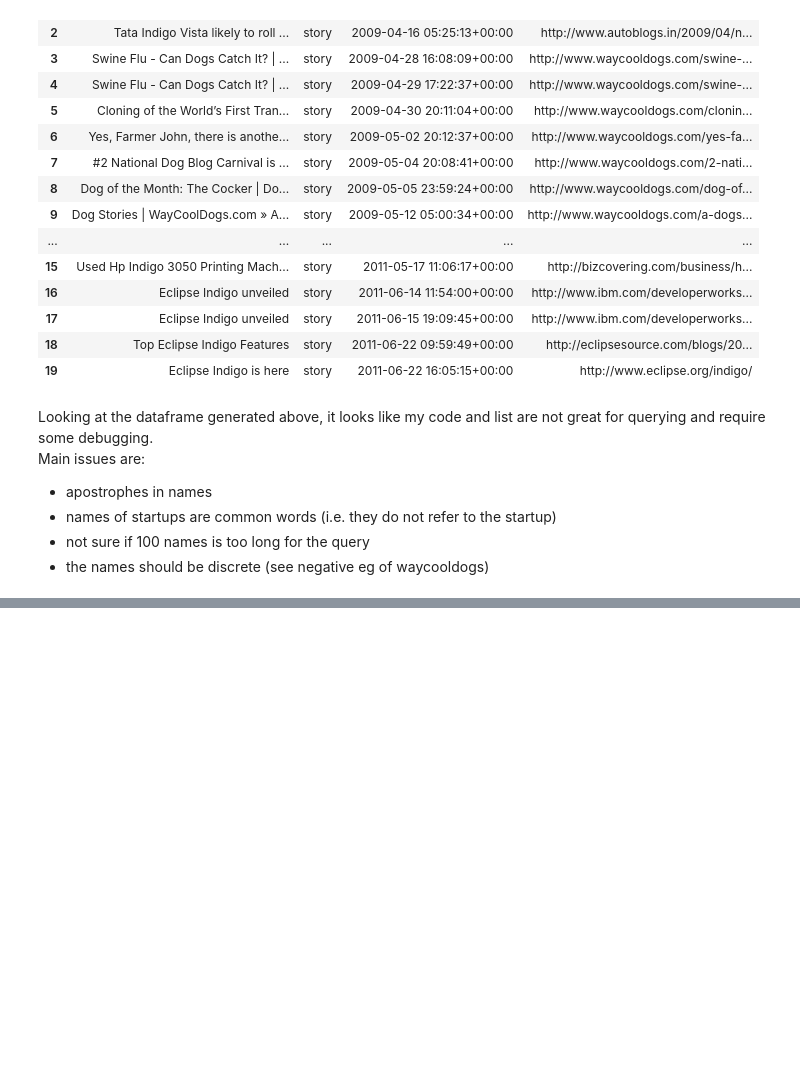
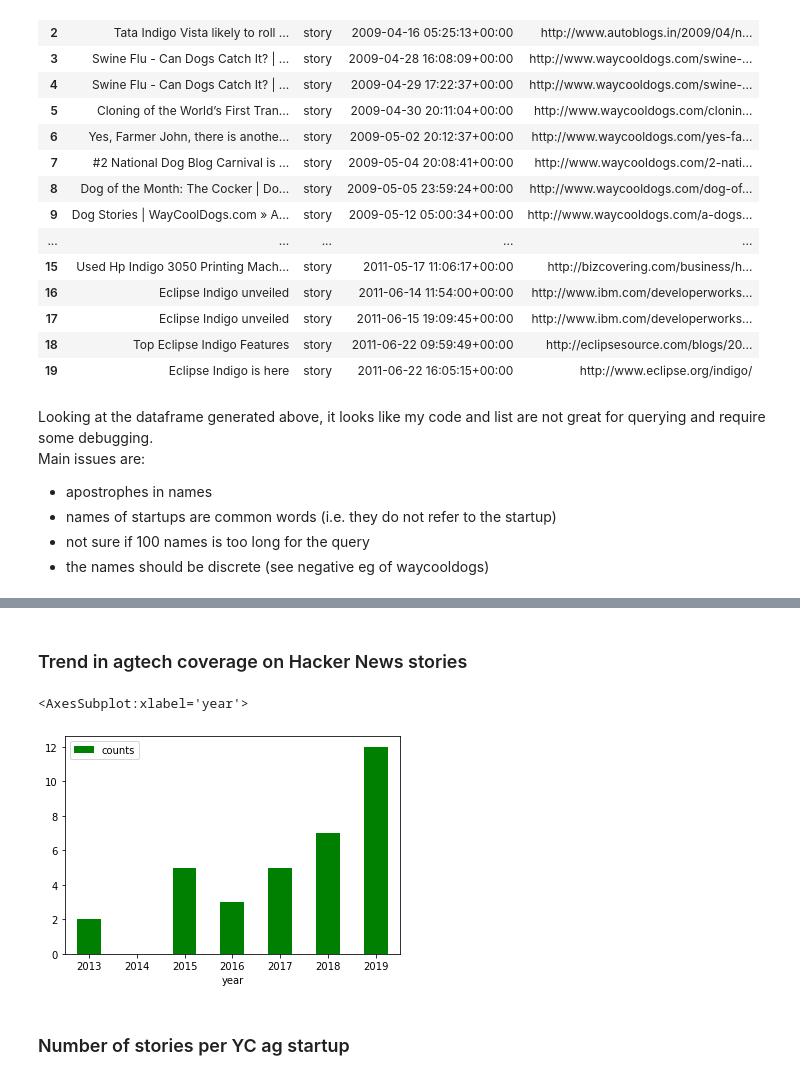
Before and after one commit to fangningtan/hackernews-agtech, a Jupyter notebook: bigquery_test.ipynb, the cells around one changed output, grey strips where cells are left out. Cells and saved outputs as stored; diff of their text form; code cells hidden in the pictures; blank space fills up the shorter version.

Commit message:
generated plots from data obtained

```diff
--- a/bigquery_test.ipynb
+++ b/bigquery_test.ipynb
@@ -381,0 +438,4 @@ Since these stories are the about the startup, I might consider removing 'Bounti
+# %%
+#extract year from timestamp column and save as new column
+agtech_titles_df['year'] = pd.DatetimeIndex(agtech_titles_df['timestamp']).year
+agtech_titles_df.head()
@@ -381,0 +449,4 @@ Since these stories are the about the startup, I might consider removing 'Bounti
+# %%
+#groupby year and count number of stories
+agtech_yearly_mentions = agtech_titles_df.groupby(['year']).size().reset_index(name='counts')
+agtech_yearly_mentions
@@ -381,0 +470,9 @@ Since these stories are the about the startup, I might consider removing 'Bounti
+# %%
+#move year column to index
+agtech_yearly_mentions.set_index("year")
+#then reindex with a new index
+new_index = pd.Index(range(2013,2020), name="year")
+agtech_yearly_mentions.set_index("year").reindex(new_index)
+#move the index back to the columns
+agtech_yearly_mentions = agtech_yearly_mentions.set_index("year").reindex(new_index).reset_index()
+agtech_yearly_mentions
@@ -381,0 +490,10 @@ Since these stories are the about the startup, I might consider removing 'Bounti
+# %% [markdown]
+### Trend in agtech coverage on Hacker News stories
+# %%
+#plot the results in a bar graph
+agtech_yearly_mentions.plot.bar(x='year', y='counts', rot=0, color="green")
+# %% [output]
+<AxesSubplot:xlabel='year'>
+[figure, added]
+# %% [markdown]
+### Number of stories per YC ag startup
```
Also changed, not shown: parts of 56 cells of this notebook.
